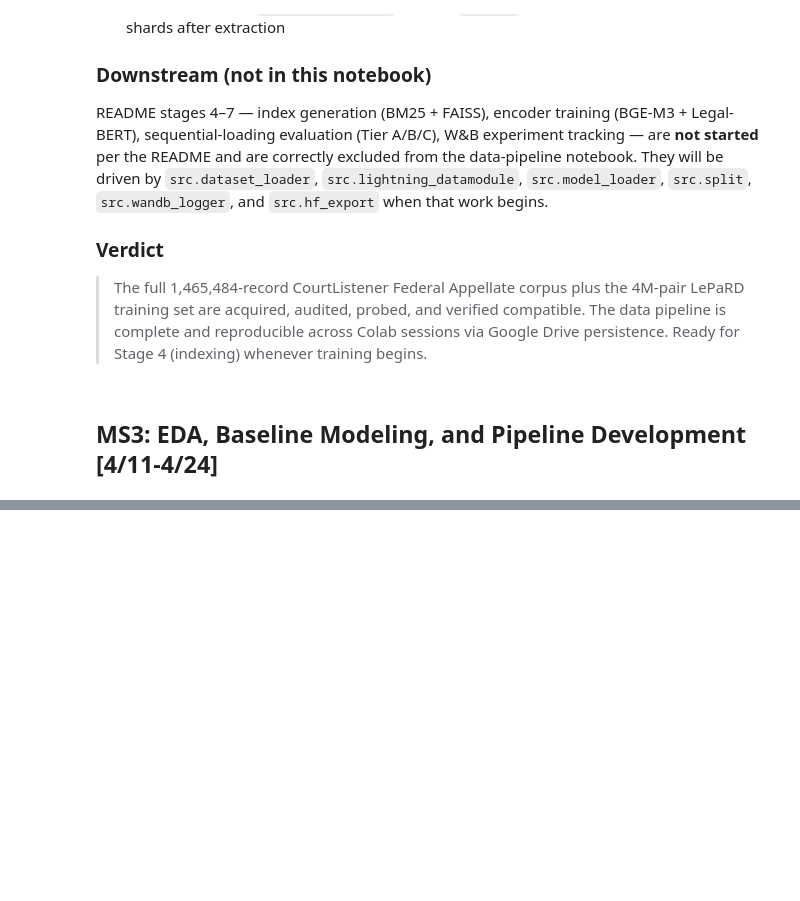
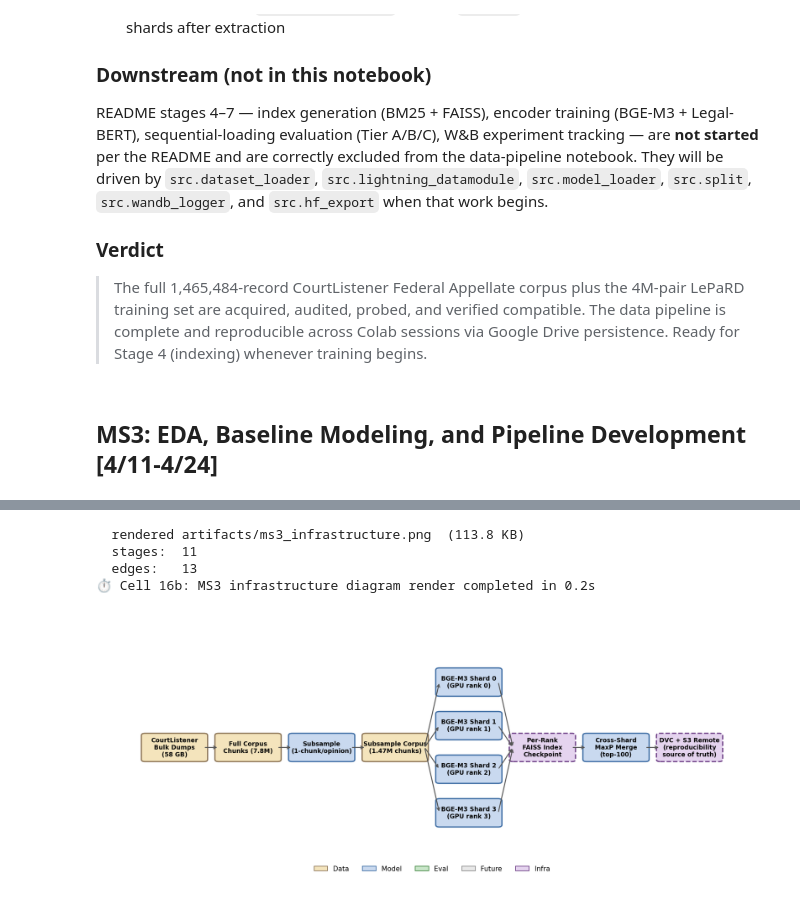
Before and after one commit to ltphongssvn/cs1090b_HallucinationLegalRAGChatbots, a Jupyter notebook: notebooks/Project_Group_#43_MS3_GPU_v01.ipynb, the cells around one changed output, grey strips where cells are left out. Cells and saved outputs as stored; diff of their text form; code cells hidden in the pictures; blank space fills up the shorter version.

```diff
--- a/notebooks/Project_Group_#43_MS3_GPU_v01.ipynb
+++ b/notebooks/Project_Group_#43_MS3_GPU_v01.ipynb
@@ -3050 +3319,71 @@ display(Image(filename=str(out_path)))
+# %%
+# Cell 16b: MS3 infrastructure diagram — render + display inline
+"""
+Purpose
+-------
+Renders the MS3 infrastructure overlay DAG as a second inline PNG, showing
+the reproducibility / distributed-compute layer that Cell 16a's conceptual
+diagram abstracts away.
+
+Why this cell
+-------------
+The conceptual diagram (Cell 16a) tells the research story. The infrastructure
+diagram tells the *engineering* story: how the pipeline actually executes on
+Harvard ODD with multi-GPU sharding, checkpoint-resume, and DVC+S3 for
+cross-team reproducibility. Both views are needed for the MS3 TF presentation
+because the rubric rewards both methodology AND pipeline setup.
+
+What this cell does
+-------------------
+    1. Import MS3_INFRASTRUCTURE_SPEC from src.viz.pipeline_diagram
+    2. Render to artifacts/ms3_infrastructure.png
+    3. Display inline
+
+TDD coverage
+------------
+src/viz/pipeline_diagram.py : 6 additional tests in TestInfrastructureSpec
+    - spec existence + {stages, edges} keys
+    - all 11 required infra nodes present (cl_bulk, corpus_full, subsample,
+      corpus_subsample, bge_shard_{0..3}, checkpoint, merge, dvc_s3)
+    - edge referential integrity
+    - DVC tracking node label contains "DVC" or "S3"
+    - exact 4-way sharding: shard IDs == {bge_shard_0..3}
+    - stage IDs unique (no silent dict collapse)
+
+What the diagram encodes
+------------------------
+    CL Bulk (58 GB)
+        → Full Corpus (7.8M chunks)
+            → Subsample (1-chunk/opinion)
+                → Subsample Corpus (1.47M chunks)
+                    → 4× BGE-M3 shards (GPU ranks 0..3)
+                        → Per-Rank FAISS Index Checkpoint
+                            → Cross-Shard MaxP Merge (top-100)
+                                → DVC + S3 Remote
+
+Filesystem layout written
+-------------------------
+artifacts/
+    ms3_infrastructure.png    (~116KB infra overlay for slide deck)
+"""
+
+from pathlib import Path
+from IPython.display import Image, display
+from src.timer import cell_timer
+from src.viz.pipeline_diagram import MS3_INFRASTRUCTURE_SPEC, render_pipeline
+
+with cell_timer("Cell 16b: MS3 infrastructure diagram render"):
+    out_path = Path("artifacts/ms3_infrastructure.png")
+    render_pipeline(MS3_INFRASTRUCTURE_SPEC, out_path)
+    print(f"  rendered {out_path}  ({out_path.stat().st_size / 1024:.1f} KB)")
+    print(f"  stages:  {len(MS3_INFRASTRUCTURE_SPEC['stages'])}")
+    print(f"  edges:   {len(MS3_INFRASTRUCTURE_SPEC['edges'])}")
+
+display(Image(filename=str(out_path)))
+# %% [output]
+  rendered artifacts/ms3_infrastructure.png  (113.8 KB)
+  stages:  11
+  edges:   13
+⏱ Cell 16b: MS3 infrastructure diagram render completed in 0.2s
+[figure, added]
 # %% [markdown]
```
Also changed, not shown: parts of 15 cells of this notebook, 1 other file.
